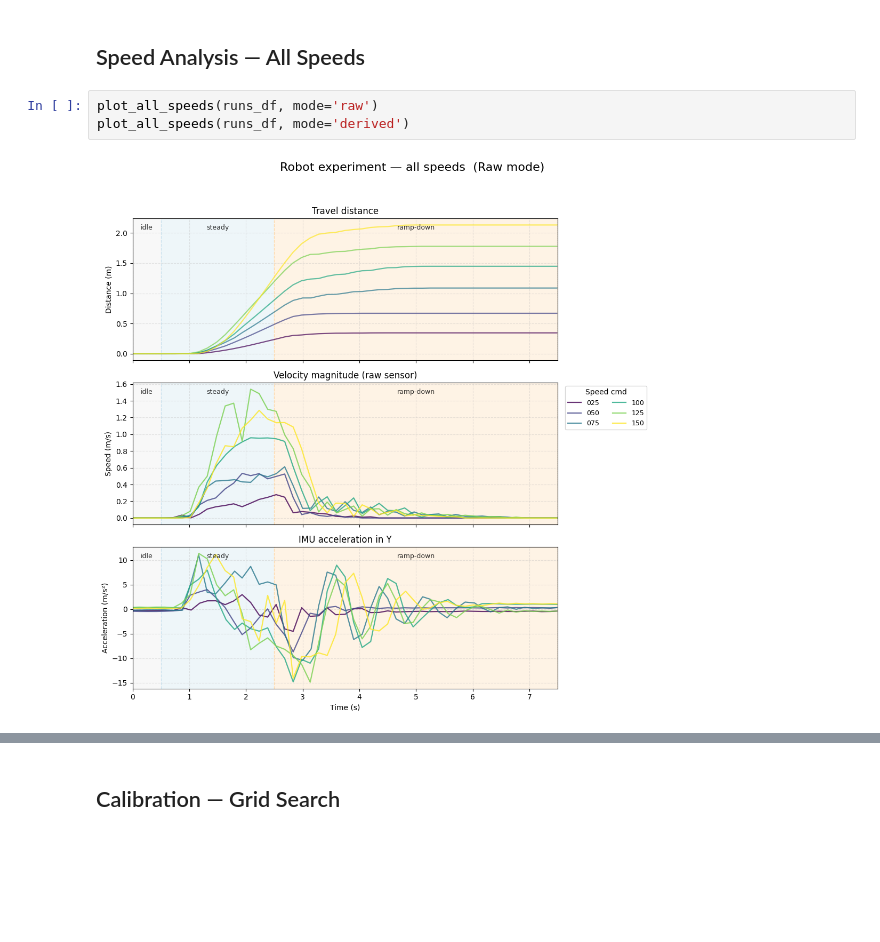
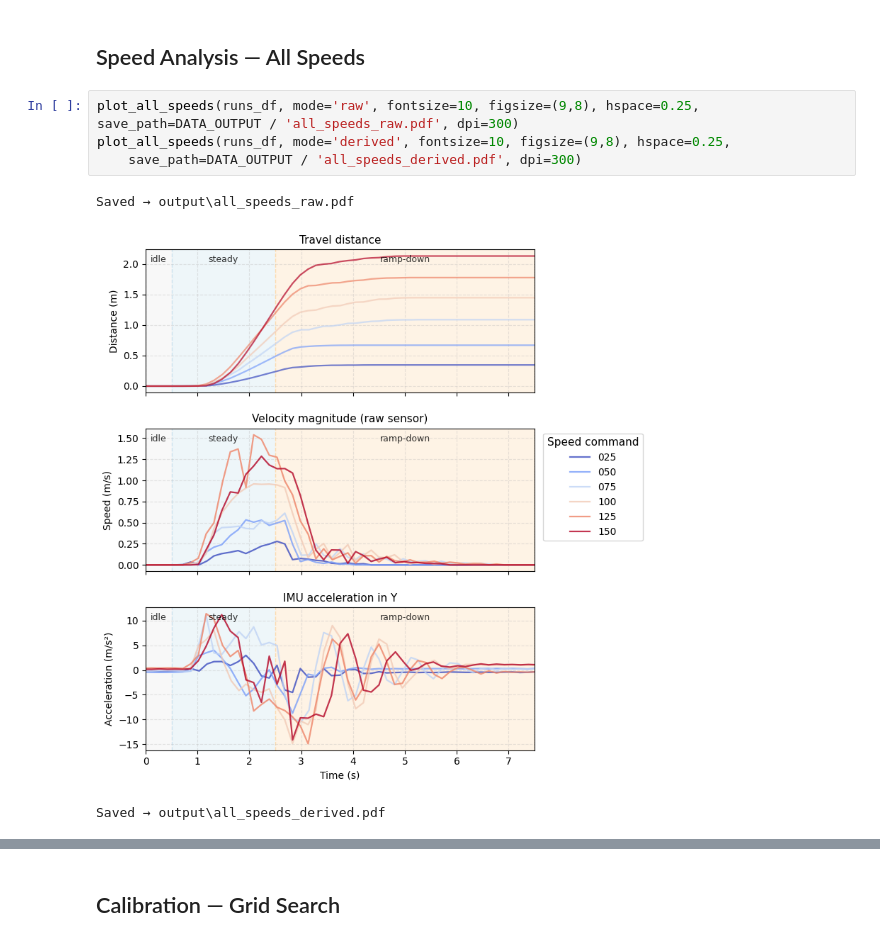
Before and after one commit to neribia/ReLOOP_RLive, a Jupyter notebook: notebooks/graphs/physic_sim2real.ipynb, the cells around one changed output, grey strips where cells are left out. Cells and saved outputs as stored; diff of their text form; blank space fills up the shorter version.

```diff
--- a/notebooks/graphs/physic_sim2real.ipynb
+++ b/notebooks/graphs/physic_sim2real.ipynb
@@ -140,7 +141,10 @@ plot_single_speed(SELECTED_SPEED, runs_df, mode='derived', show_components=True)
 # %% [markdown]
 ## Speed Analysis — All Speeds
 # %%
-plot_all_speeds(runs_df, mode='raw')
-plot_all_speeds(runs_df, mode='derived')
+plot_all_speeds(runs_df, mode='raw', fontsize=10, figsize=(9,8), hspace=0.25, save_path=DATA_OUTPUT / 'all_speeds_raw.pdf', dpi=300)
+plot_all_speeds(runs_df, mode='derived', fontsize=10, figsize=(9,8), hspace=0.25,
+    save_path=DATA_OUTPUT / 'all_speeds_derived.pdf', dpi=300)
 # %% [output]
+Saved → output\all_speeds_raw.pdf
-[figure, old version]
+[figure, new version]
+Saved → output\all_speeds_derived.pdf
```
Also changed, not shown: parts of 17 cells of this notebook, 12 other files.
